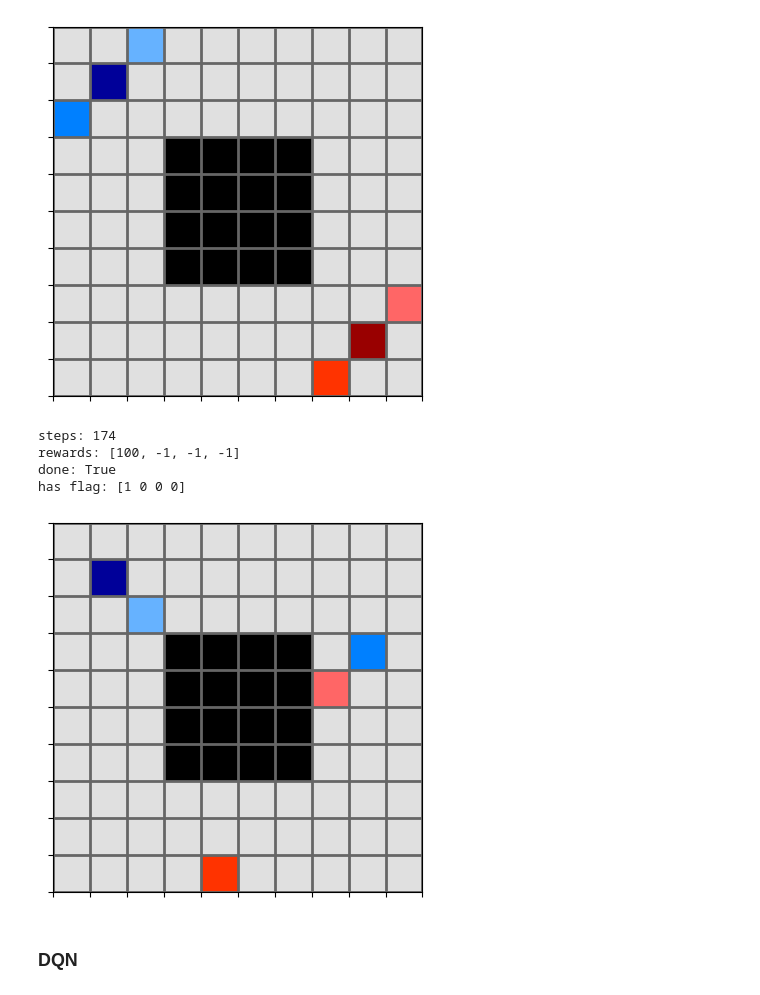
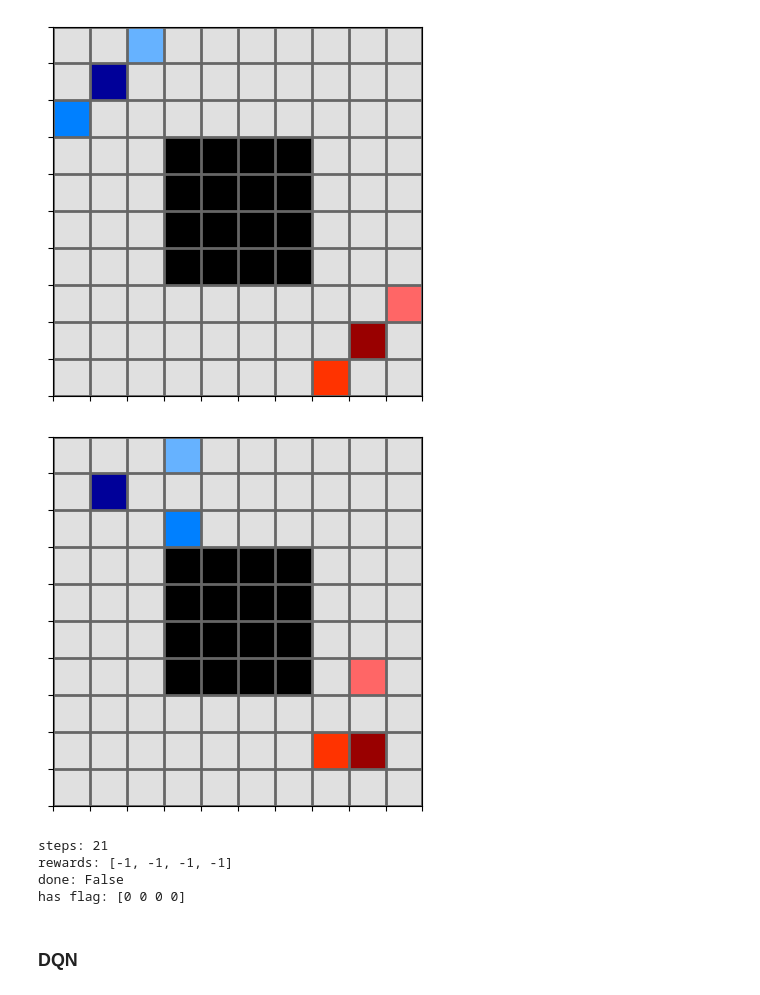
Before and after one commit to g-nightingale/marl-ctf-development, a Jupyter notebook: mvp_environment/mvp_env.ipynb, the cells around one changed output. Cells and saved outputs as stored; diff of their text form; code cells hidden in the pictures.

```diff
--- a/mvp_environment/mvp_env.ipynb
+++ b/mvp_environment/mvp_env.ipynb
@@ -31,26 +31,27 @@ env.render()
 # %%
 # basic example of mechanics
 env = GridworldCtf(game_mode='static')
 
 env.reset()
+max_steps = 20
 done = False
 i = 0
+
 while not done:
     actions = np.random.randint(5, size=4)
     _, rewards, done = env.step(actions)
+    env.render()
     i += 1
-    if i > 500:
+    if i > max_steps:
         break
-
-env.render()
 
 print(f"steps: {i}")
 print(f"rewards: {rewards}")
 print(f"done: {done}"),
 print(f"has flag: {env.has_flag}")
 # %% [output]
+[figure, new version]
-steps: 174
-rewards: [100, -1, -1, -1]
-done: True
-has flag: [1 0 0 0]
+steps: 21
+rewards: [-1, -1, -1, -1]
+done: False
+has flag: [0 0 0 0]
-[figure, old version]
```
Also changed, not shown: parts of 4 cells of this notebook, 4 other files.
